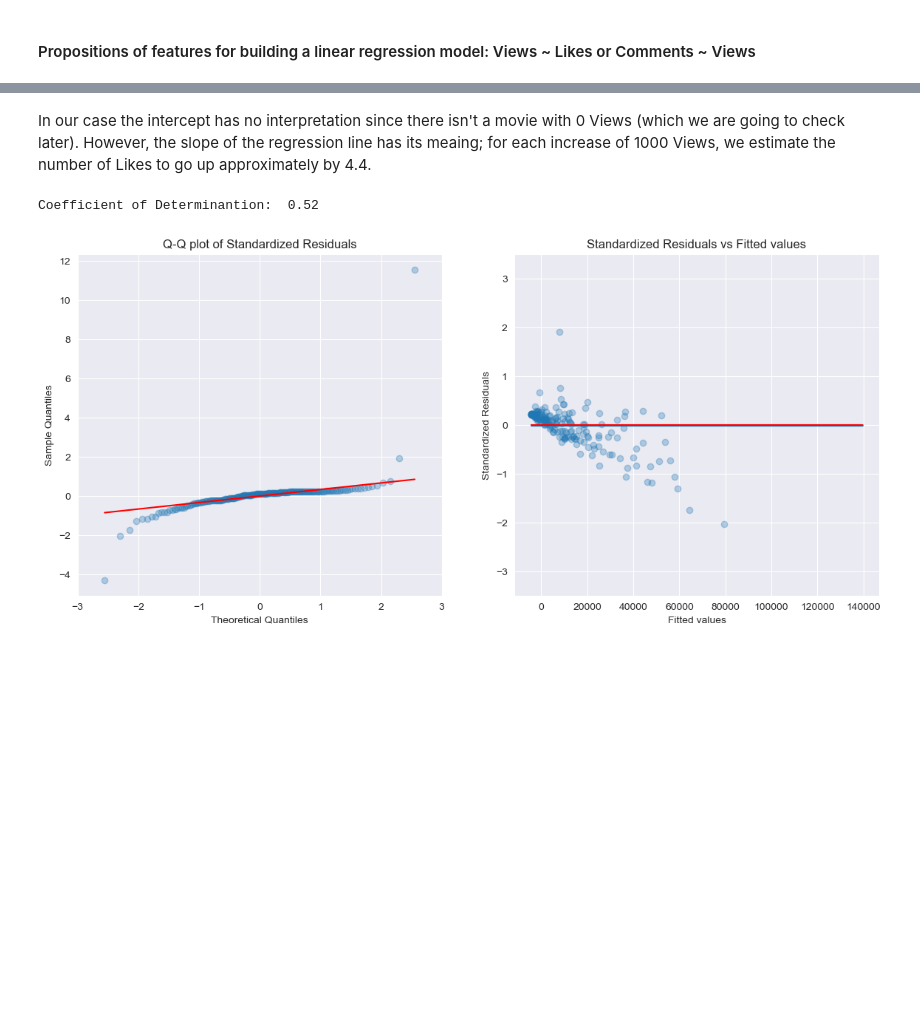
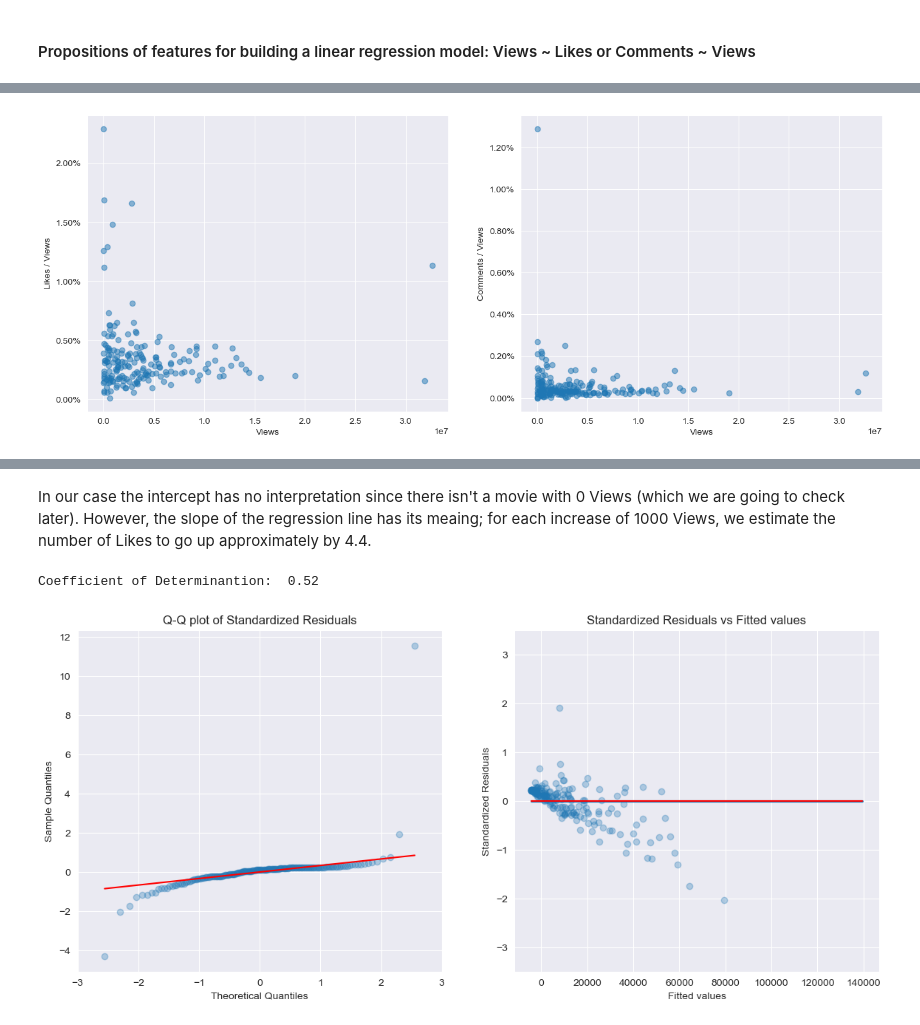
Before and after one commit to Untamevo/Projects, a Jupyter notebook: PAD project/Project1.ipynb, the cells around one changed output, grey strips where cells are left out. Saved outputs shown, nothing was run; the diff lists cells and outputs as text; code cells hidden in the pictures; blank space fills up the shorter version.

```diff
--- a/PAD project/Project1.ipynb
+++ b/PAD project/Project1.ipynb
@@ -63,0 +171,13 @@ From now on we are going to perform the linear regression analysis on features '
+# %%
+fig, axes = plt.subplots(ncols=2, figsize=(16, 6))
+
+sns.regplot(x = df['Views'], y = df['Likes']/df['Views'], fit_reg=False, ax = axes[0], lowess=True, scatter_kws={'alpha':0.5})
+sns.regplot(x = df['Views'], y = df['Comments']/df['Views'], fit_reg=False, ax = axes[1], lowess=True, scatter_kws={'alpha':0.5});
+
+axes[0].set_ylabel("Likes / Views")
+axes[0].yaxis.set_major_formatter(PercentFormatter(xmax=1))
+
+axes[1].set_ylabel("Comments / Views")
+axes[1].yaxis.set_major_formatter(PercentFormatter(xmax=1))
+# %% [output]
+[figure, added]
```
Also changed, not shown: parts of 96 cells of this notebook.
